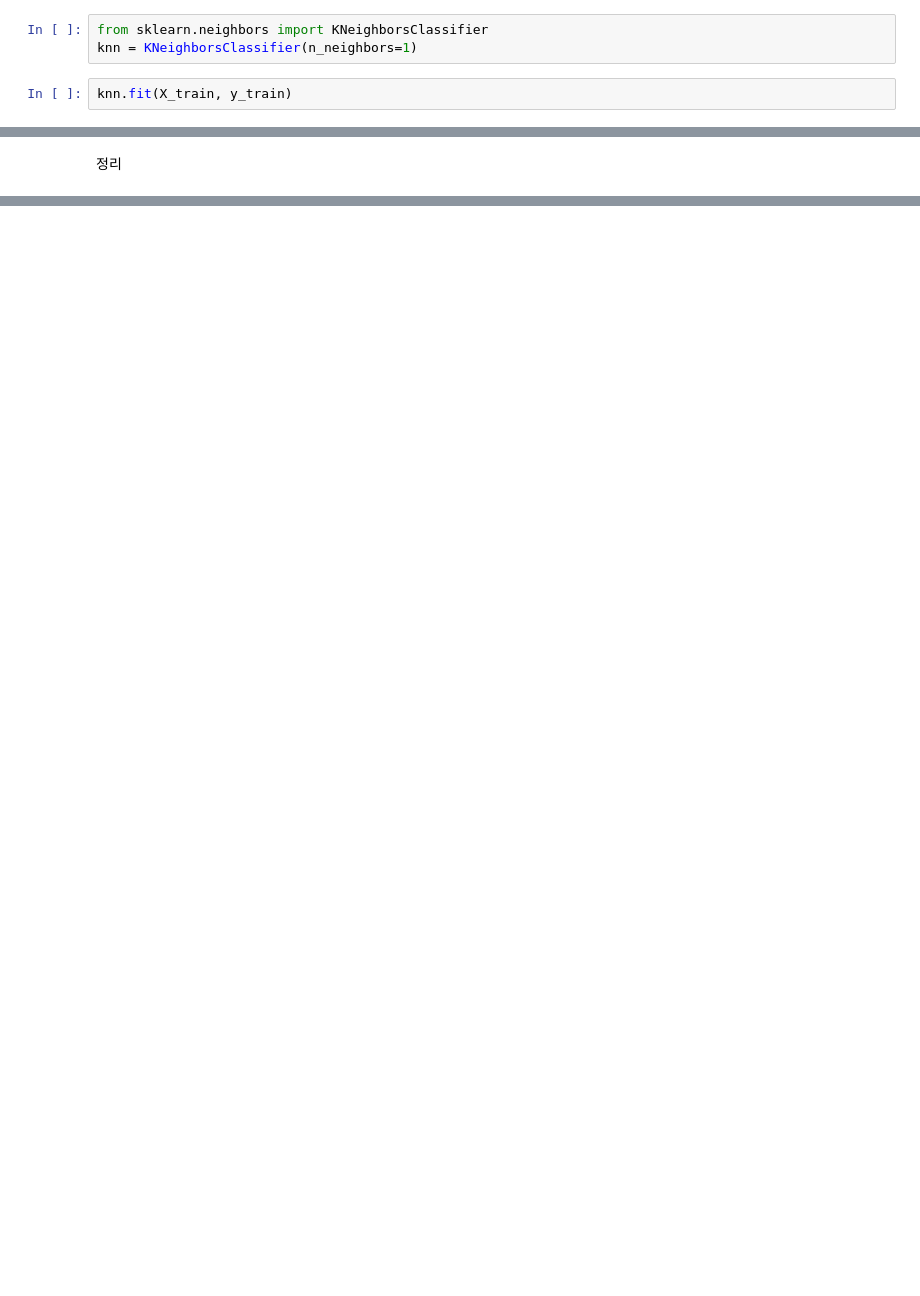
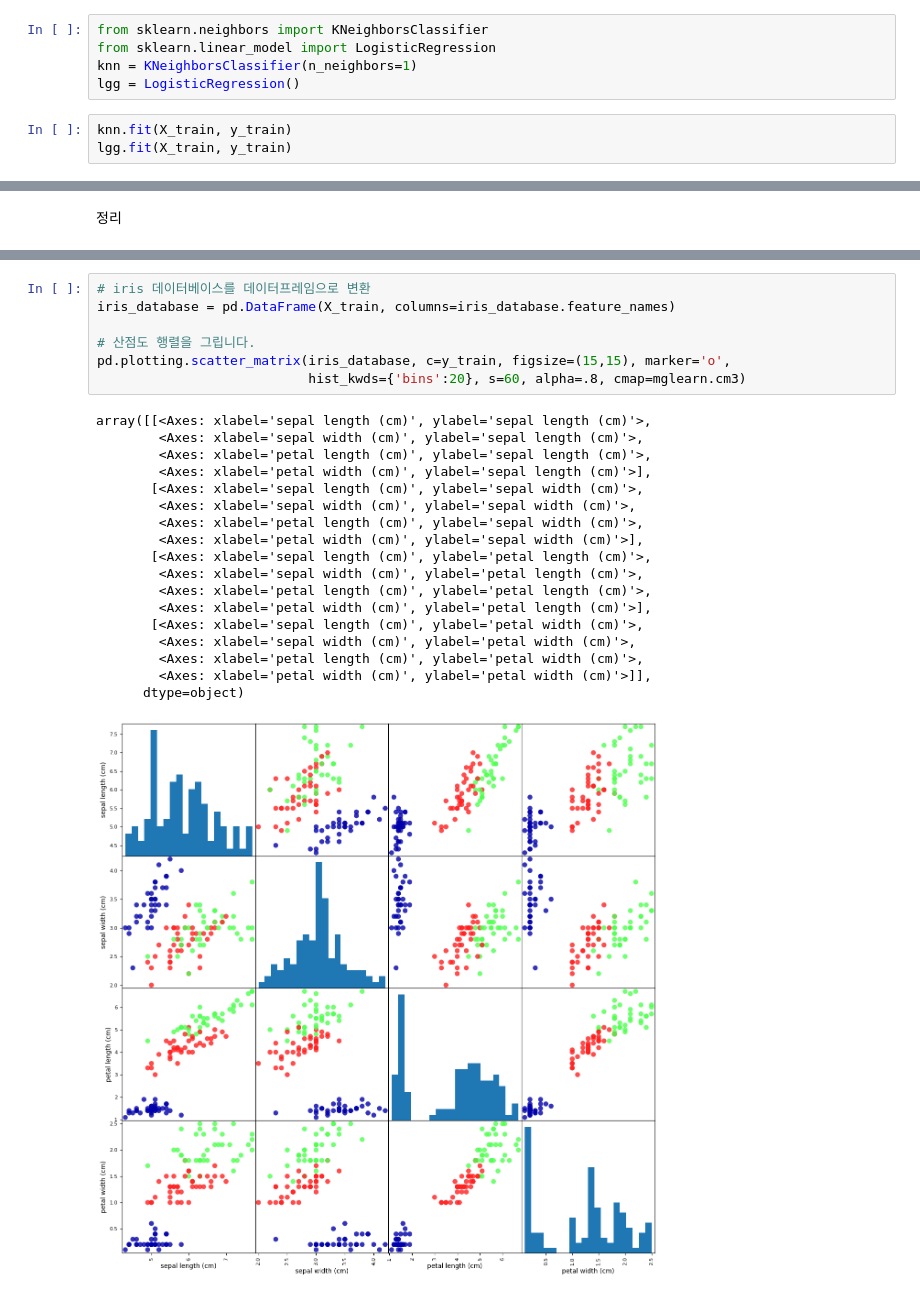
Before and after one commit to EUMGOUN01/K7_Machine, a Jupyter notebook: 01_intro.ipynb, the cells around one changed output, grey strips where cells are left out. Cells and saved outputs as stored; diff of their text form; blank space fills up the shorter version.

```diff
--- a/01_intro.ipynb
+++ b/01_intro.ipynb
@@ -60,7 +67,10 @@ print(X_train.shape ,X_test.shape , y_train.shape , y_test.shape)
 (112, 4) (38, 4) (112,) (38,)
 # %%
 from sklearn.neighbors import KNeighborsClassifier
+from sklearn.linear_model import LogisticRegression
 knn = KNeighborsClassifier(n_neighbors=1)
+lgg = LogisticRegression()
 # %%
 knn.fit(X_train, y_train)
+lgg.fit(X_train, y_train)
 # %% [output]
@@ -83,0 +104,26 @@ knn.score(X_test, y_test)
+# %%
+# iris 데이터베이스를 데이터프레임으로 변환
+iris_database = pd.DataFrame(X_train, columns=iris_database.feature_names)
+
+# 산점도 행렬을 그립니다.
+pd.plotting.scatter_matrix(iris_database, c=y_train, figsize=(15,15), marker='o',
+                           hist_kwds={'bins':20}, s=60, alpha=.8, cmap=mglearn.cm3)
+# %% [output]
+array([[<Axes: xlabel='sepal length (cm)', ylabel='sepal length (cm)'>,
+        <Axes: xlabel='sepal width (cm)', ylabel='sepal length (cm)'>,
+        <Axes: xlabel='petal length (cm)', ylabel='sepal length (cm)'>,
+        <Axes: xlabel='petal width (cm)', ylabel='sepal length (cm)'>],
+       [<Axes: xlabel='sepal length (cm)', ylabel='sepal width (cm)'>,
+        <Axes: xlabel='sepal width (cm)', ylabel='sepal width (cm)'>,
+        <Axes: xlabel='petal length (cm)', ylabel='sepal width (cm)'>,
+        <Axes: xlabel='petal width (cm)', ylabel='sepal width (cm)'>],
+       [<Axes: xlabel='sepal length (cm)', ylabel='petal length (cm)'>,
+        <Axes: xlabel='sepal width (cm)', ylabel='petal length (cm)'>,
+        <Axes: xlabel='petal length (cm)', ylabel='petal length (cm)'>,
+        <Axes: xlabel='petal width (cm)', ylabel='petal length (cm)'>],
+       [<Axes: xlabel='sepal length (cm)', ylabel='petal width (cm)'>,
+        <Axes: xlabel='sepal width (cm)', ylabel='petal width (cm)'>,
+        <Axes: xlabel='petal length (cm)', ylabel='petal width (cm)'>,
+        <Axes: xlabel='petal width (cm)', ylabel='petal width (cm)'>]],
+      dtype=object)
+[figure, added]
```
Also changed, not shown: parts of 12 cells of this notebook.
